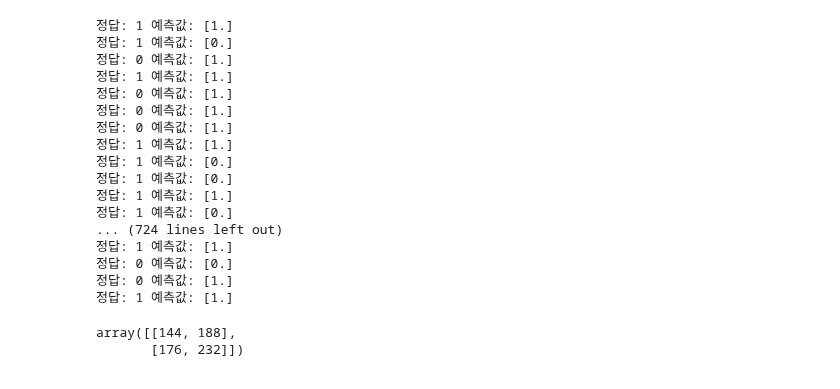
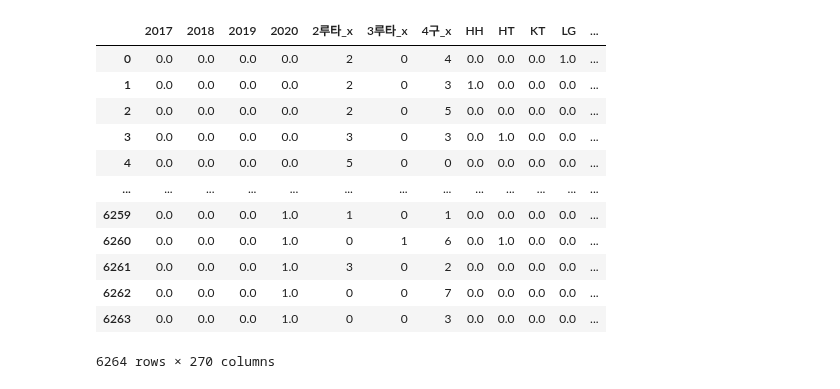
Before and after one commit to seonghunYang/big_contest2020, a Jupyter notebook: Untitled0.ipynb, the cells around one changed output. Cells and saved outputs as stored; diff of their text form; code cells hidden in the pictures.

```diff
--- a/Untitled0.ipynb
+++ b/Untitled0.ipynb
@@ -275,27 +14,20 @@ array([[1.],
-# %%
-for i in range(len(y_pred)):
-  print('정답: ' + str(y_test[i]), "예측값: " + str(y_pred[i]))
-# %% [output]
-정답: 1 예측값: [1.]
-정답: 1 예측값: [0.]
-정답: 0 예측값: [1.]
-정답: 1 예측값: [1.]
-정답: 0 예측값: [1.]
-정답: 0 예측값: [1.]
-정답: 0 예측값: [1.]
-정답: 1 예측값: [1.]
-정답: 1 예측값: [0.]
-정답: 1 예측값: [0.]
-정답: 1 예측값: [1.]
-정답: 1 예측값: [0.]
-... (724 lines left out)
-정답: 1 예측값: [1.]
-정답: 0 예측값: [0.]
-정답: 0 예측값: [1.]
-정답: 1 예측값: [1.]
-# %%
-from sklearn.metrics import confusion_matrix
-confusion_matrix(y_test,y_pred)
-# %% [output]
-array([[144, 188],
-       [176, 232]])
+# %%
+vs_r_team = pd.read_csv('./gdrive/My Drive/빅콘테스트2020/EDA결과/모델/한줄에 상대최근 꼴아박기.csv', encoding='utf-8-sig')
+vs_r_team_hitter = pd.read_csv('./gdrive/My Drive/빅콘테스트2020/EDA결과/최근/2차_최종_최근_상대_팀타자.csv', encoding='utf-8-sig')
+vs_r_team_pitcher = pd.read_csv('./gdrive/My Drive/빅콘테스트2020/EDA결과/최근/2차_최종_최근_상대_팀투수.csv', encoding='utf-8-sig')
+# %%
+vs_r_team
+# %% [output]
+|  | 2017 | 2018 | 2019 | 2020 | 2루타_x | 3루타_x | 4구_x | HH | HT | KT | LG | ... |
+| 0 | 0.0 | 0.0 | 0.0 | 0.0 | 2 | 0 | 4 | 0.0 | 0.0 | 0.0 | 1.0 | ... |
+| 1 | 0.0 | 0.0 | 0.0 | 0.0 | 2 | 0 | 3 | 1.0 | 0.0 | 0.0 | 0.0 | ... |
+| 2 | 0.0 | 0.0 | 0.0 | 0.0 | 2 | 0 | 5 | 0.0 | 0.0 | 0.0 | 0.0 | ... |
+| 3 | 0.0 | 0.0 | 0.0 | 0.0 | 3 | 0 | 3 | 0.0 | 1.0 | 0.0 | 0.0 | ... |
+| 4 | 0.0 | 0.0 | 0.0 | 0.0 | 5 | 0 | 0 | 0.0 | 0.0 | 0.0 | 0.0 | ... |
+| ... | ... | ... | ... | ... | ... | ... | ... | ... | ... | ... | ... | ... |
+| 6259 | 0.0 | 0.0 | 0.0 | 1.0 | 1 | 0 | 1 | 0.0 | 0.0 | 0.0 | 0.0 | ... |
+| 6260 | 0.0 | 0.0 | 0.0 | 1.0 | 0 | 1 | 6 | 0.0 | 1.0 | 0.0 | 0.0 | ... |
+| 6261 | 0.0 | 0.0 | 0.0 | 1.0 | 3 | 0 | 2 | 0.0 | 0.0 | 0.0 | 0.0 | ... |
+| 6262 | 0.0 | 0.0 | 0.0 | 1.0 | 0 | 0 | 7 | 0.0 | 0.0 | 0.0 | 0.0 | ... |
+| 6263 | 0.0 | 0.0 | 0.0 | 1.0 | 0 | 0 | 3 | 0.0 | 0.0 | 0.0 | 0.0 | ... |
+6264 rows × 270 columns
```
Also changed, not shown: parts of 46 cells of this notebook.
